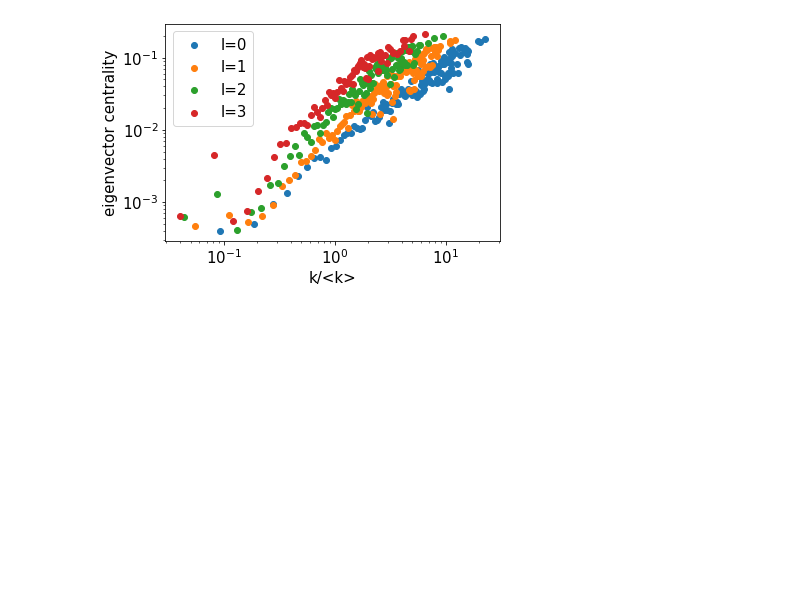
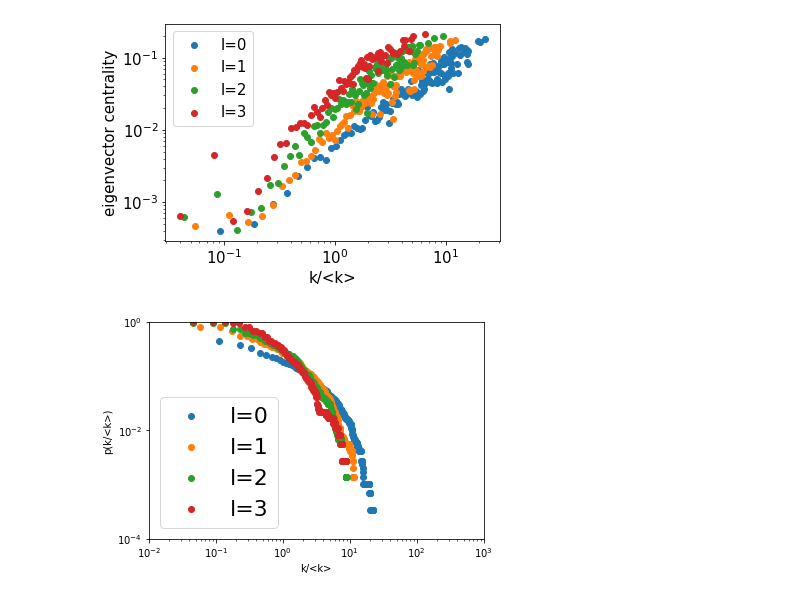
Before and after one commit to matheusloures42/renormalization-simplicial-complexes, a Jupyter notebook: airport.ipynb, the cells around one changed output. Cells and saved outputs as stored; diff of their text form; code cells hidden in the pictures; blank space fills up the shorter version.

```diff
--- a/airport.ipynb
+++ b/airport.ipynb
@@ -112,3 +112,15 @@ eigenvector_centrality_x_kl(G2,lb='l=2')
 eigenvector_centrality_x_kl(G3,lb='l=3')
 # %% [output]
 [figure]
+# %%
+error=0.1
+G1_rep=laplacian_replica(G0,G1,error)
+G2_rep=laplacian_replica(G0,G2,error)
+G3_rep=laplacian_replica(G0,G3,error)
+# %%
+plot_ccdf(G0,lb='l=0')
+plot_ccdf(G1_rep,lb='l=1')
+plot_ccdf(G2_rep,lb='l=2')
+plot_ccdf(G3_rep,lb='l=3')
+# %% [output]
+[figure, added]
```
Also changed, not shown: parts of 2 cells of this notebook, 3 other files.
